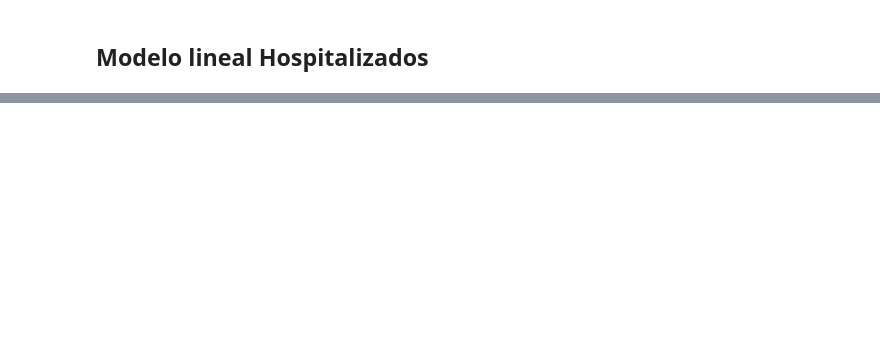
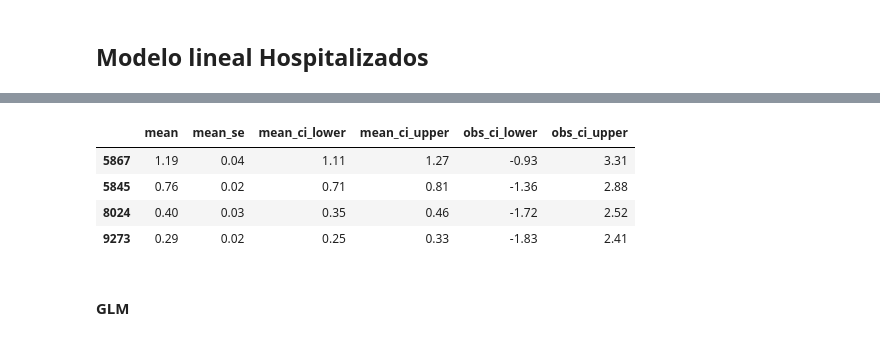
Before and after one commit to TFM-BigData-COVID19/BUILDING_DATABASE, a Jupyter notebook: TFM_Analisis_Movilidad.ipynb, the cells around one changed output, grey strips where cells are left out. Saved outputs shown, nothing was run; the diff lists cells and outputs as text; code cells hidden in the pictures; blank space fills up the shorter version.

```diff
--- a/TFM_Analisis_Movilidad.ipynb
+++ b/TFM_Analisis_Movilidad.ipynb
@@ -2426,0 +2349,13 @@ print("%2.4f%%" % (diff*100))
+# %%
+X = df_fallecidos_.iloc[:,1:(len(df_fallecidos_.columns)-1)]
+#X = X.drop(['parks','iso','ccaa'], axis=1)
+y = df_fallecidos_['fallecidos'] # confirmados totales
+
+X_train, X_test, y_train, y_test = train_test_split(
+                                        X,
+                                        y.values.reshape(-1,1),
+                                        train_size   = 0.8,
+                                        random_state = 1234,
+                                        shuffle      = True
+                                    )
+X.head(5)
@@ -2426,0 +2369,7 @@ print("%2.4f%%" % (diff*100))
+# %%
+# Creación del modelo utilizando matrices como en scikitlearn
+# ==============================================================================
+X_train = sm.add_constant(X_train, prepend=True)
+model_ols_fall = sm.OLS(endog=y_train, exog=X_train,)
+model_ols_fall = model_ols_fall.fit()
+print(model_ols_fall.summary())
@@ -2426,0 +2406,13 @@ print("%2.4f%%" % (diff*100))
+# %%
+# Predicciones con intervalo de confianza del 95%
+# ==============================================================================
+predicciones = model_ols_fall.get_prediction(exog = X_train).summary_frame(alpha=0.05)
+predicciones.head(4)
+# %% [output]
+|  | mean | mean_se | mean_ci_lower | mean_ci_upper | obs_ci_lower | obs_ci_upper |
+| 5867 | 1.19 | 0.04 | 1.11 | 1.27 | -0.93 | 3.31 |
+| 5845 | 0.76 | 0.02 | 0.71 | 0.81 | -1.36 | 2.88 |
+| 8024 | 0.40 | 0.03 | 0.35 | 0.46 | -1.72 | 2.52 |
+| 9273 | 0.29 | 0.02 | 0.25 | 0.33 | -1.83 | 2.41 |
+# %% [markdown]
+#### GLM
```
Also changed, not shown: parts of 67 cells of this notebook.
